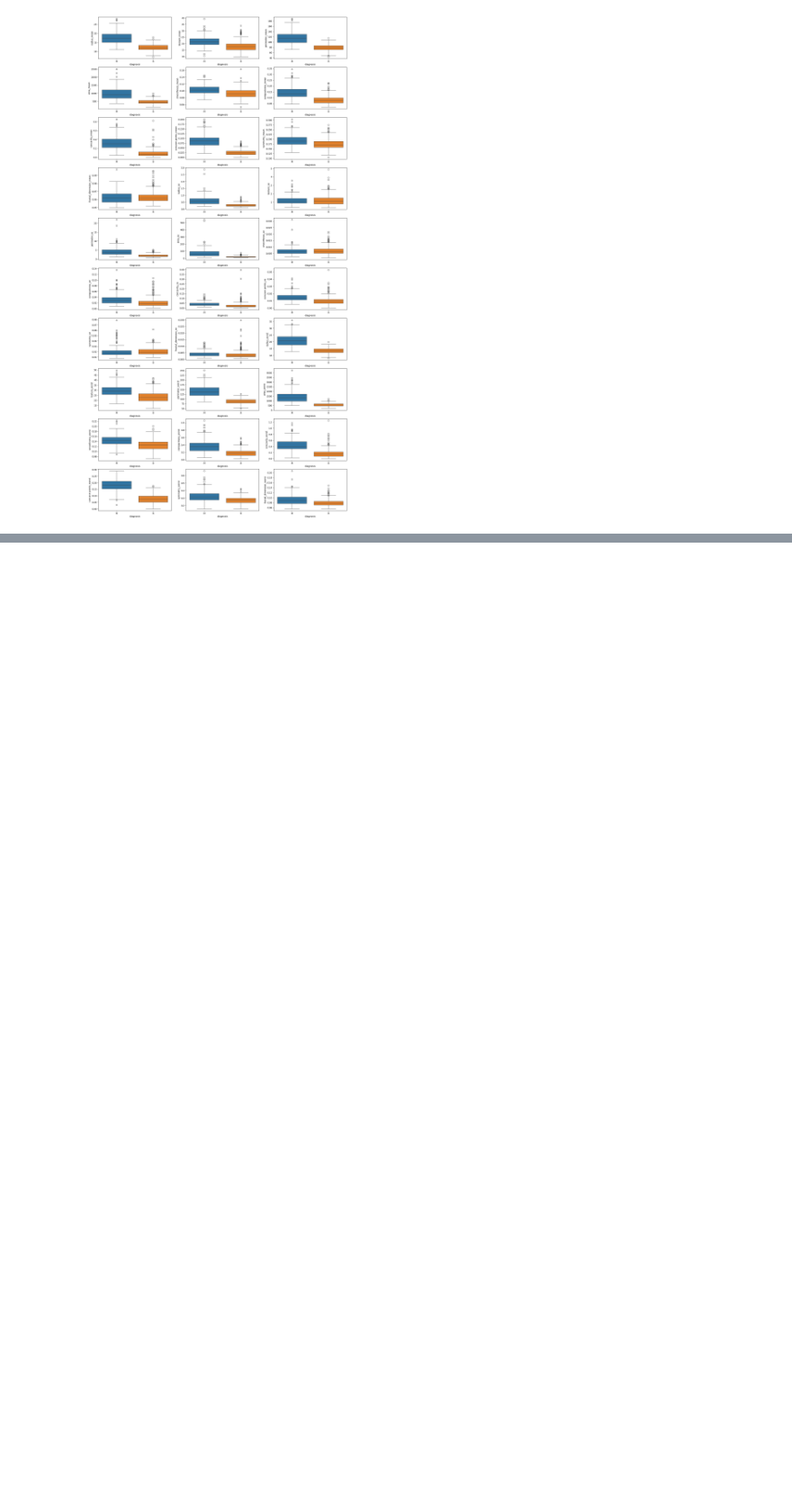
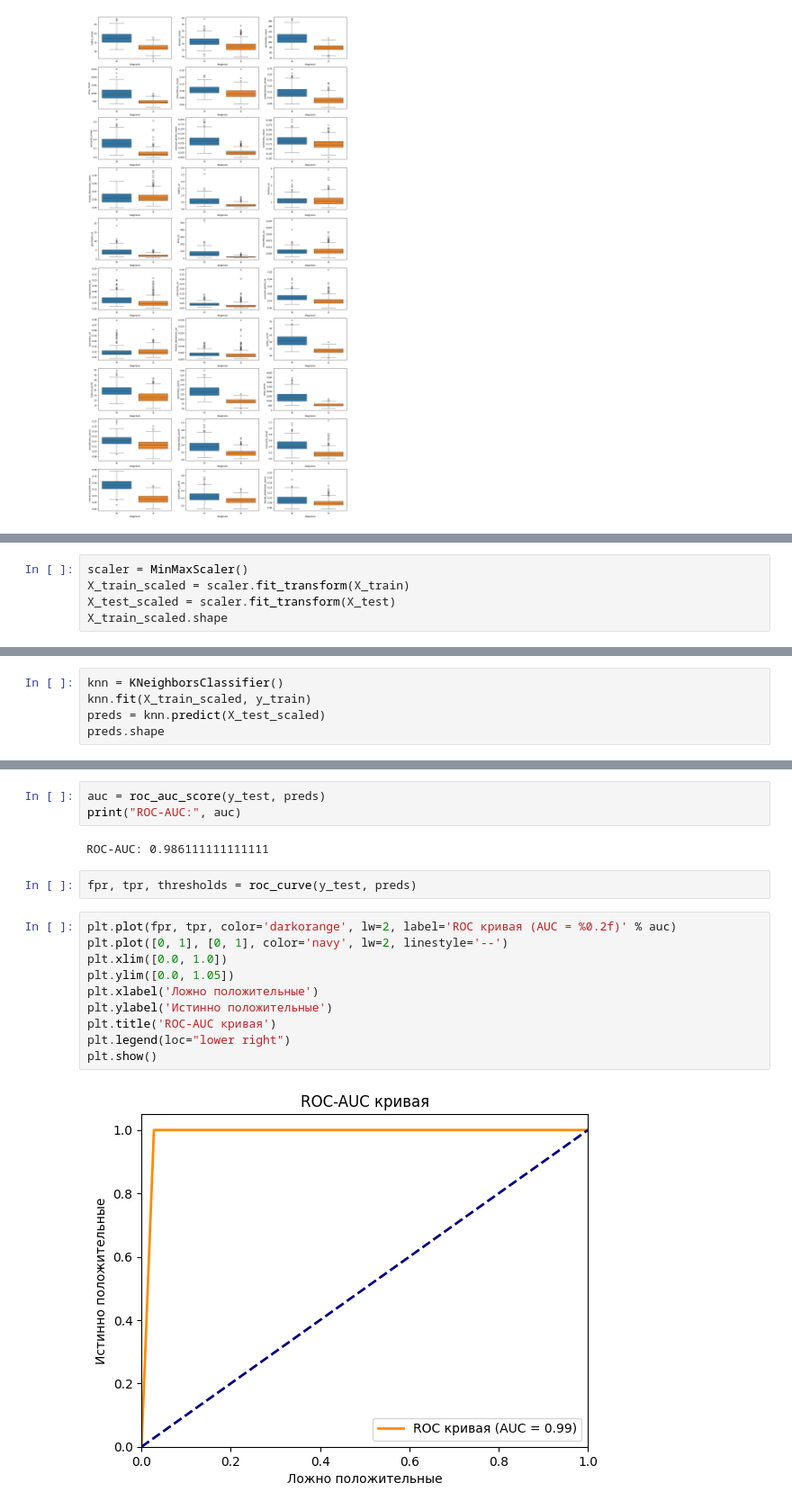
Before and after one commit to nmzaki/OTUS_ML_042024, a Jupyter notebook: homework-6/homework_6.ipynb, the cells around one changed output, grey strips where cells are left out. Shown at 90% size. Saved outputs shown, nothing was run; the diff lists cells and outputs as text; blank space fills up the shorter version.

```diff
--- a/homework-6/homework_6.ipynb
+++ b/homework-6/homework_6.ipynb
@@ -279,0 +315,5 @@ plt.show()
+# %%
+scaler = MinMaxScaler()
+X_train_scaled = scaler.fit_transform(X_train)
+X_test_scaled = scaler.fit_transform(X_test)
+X_train_scaled.shape
@@ -279,0 +322,5 @@ plt.show()
+# %%
+knn = KNeighborsClassifier()
+knn.fit(X_train_scaled, y_train)
+preds = knn.predict(X_test_scaled)
+preds.shape
@@ -279,0 +340,19 @@ plt.show()
+# %%
+auc = roc_auc_score(y_test, preds)
+print("ROC-AUC:", auc)
+# %% [output]
+ROC-AUC: 0.986111111111111
+# %%
+fpr, tpr, thresholds = roc_curve(y_test, preds)
+# %%
+plt.plot(fpr, tpr, color='darkorange', lw=2, label='ROC кривая (AUC = %0.2f)' % auc)
+plt.plot([0, 1], [0, 1], color='navy', lw=2, linestyle='--')
+plt.xlim([0.0, 1.0])
+plt.ylim([0.0, 1.05])
+plt.xlabel('Ложно положительные')
+plt.ylabel('Истинно положительные')
+plt.title('ROC-AUC кривая')
+plt.legend(loc="lower right")
+plt.show()
+# %% [output]
+[figure, added]
```
Also changed, not shown: parts of 11 cells of this notebook.
